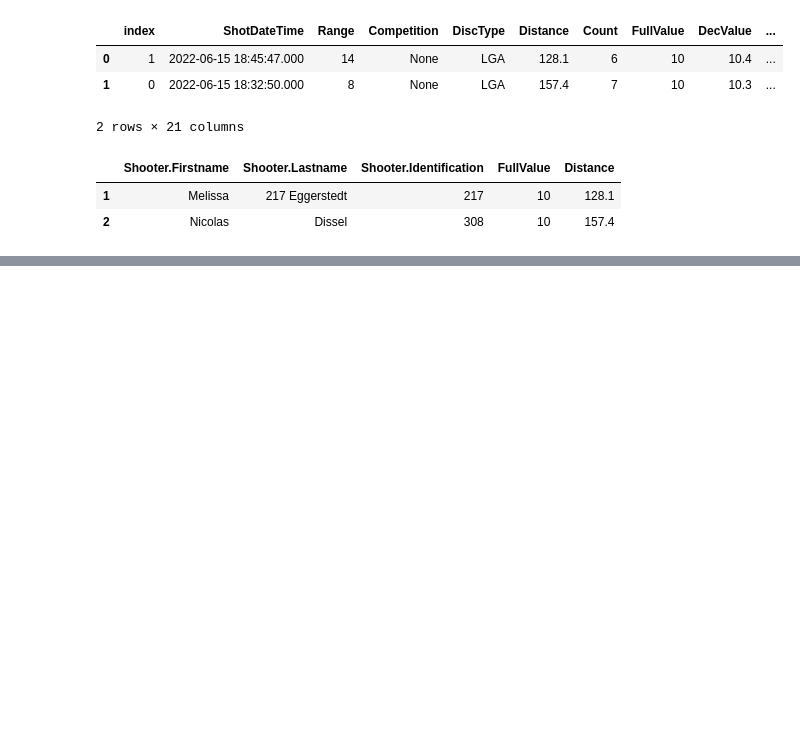
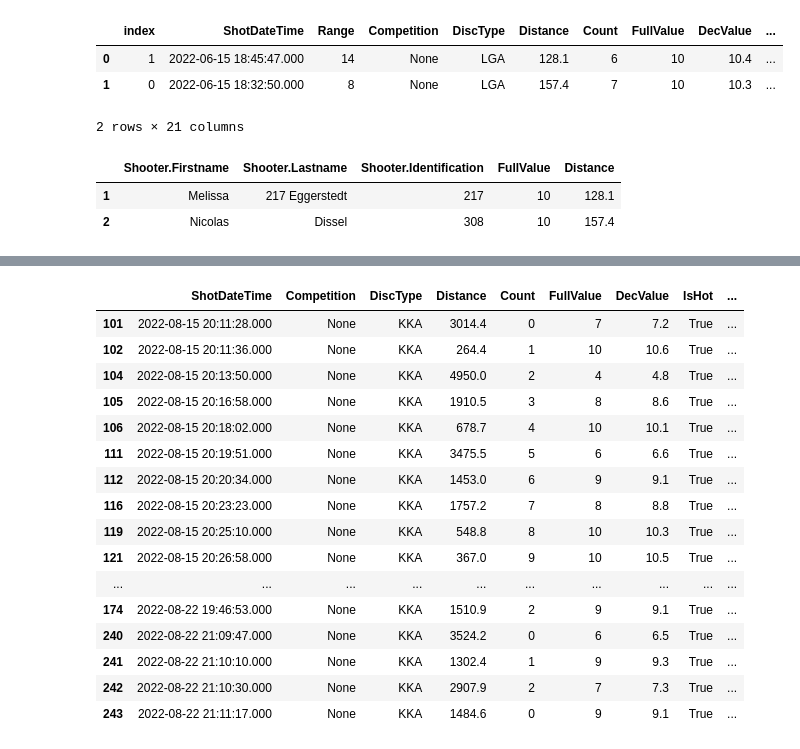
Before and after one commit to tispar/Pokalschiessen, a Jupyter notebook: backend.ipynb, the cells around one changed output, grey strips where cells are left out. Saved outputs shown, nothing was run; the diff lists cells and outputs as text; code cells hidden in the pictures; blank space fills up the shorter version.

```diff
--- a/backend.ipynb
+++ b/backend.ipynb
@@ -228,0 +231,4 @@ display
+# %%
+import backendfunctions as bf
+
+oldiepath = 'data\oldiepokal.log'
@@ -228,0 +265,3 @@ display
+# %%
+oldies_full = bf.read_logfile2(oldiepath)
+oldies_full.head()
@@ -228,0 +340,20 @@ display
+# %%
+oldies_full[oldies_full['Shooter.Firstname'].isin(['Lars','Jan'])]
+# %% [output]
+|  | ShotDateTime | Competition | DiscType | Distance | Count | FullValue | DecValue | IsHot | ... |
+| 101 | 2022-08-15 20:11:28.000 | None | KKA | 3014.4 | 0 | 7 | 7.2 | True | ... |
+| 102 | 2022-08-15 20:11:36.000 | None | KKA | 264.4 | 1 | 10 | 10.6 | True | ... |
+| 104 | 2022-08-15 20:13:50.000 | None | KKA | 4950.0 | 2 | 4 | 4.8 | True | ... |
+| 105 | 2022-08-15 20:16:58.000 | None | KKA | 1910.5 | 3 | 8 | 8.6 | True | ... |
+| 106 | 2022-08-15 20:18:02.000 | None | KKA | 678.7 | 4 | 10 | 10.1 | True | ... |
+| 111 | 2022-08-15 20:19:51.000 | None | KKA | 3475.5 | 5 | 6 | 6.6 | True | ... |
+| 112 | 2022-08-15 20:20:34.000 | None | KKA | 1453.0 | 6 | 9 | 9.1 | True | ... |
+| 116 | 2022-08-15 20:23:23.000 | None | KKA | 1757.2 | 7 | 8 | 8.8 | True | ... |
+| 119 | 2022-08-15 20:25:10.000 | None | KKA | 548.8 | 8 | 10 | 10.3 | True | ... |
+| 121 | 2022-08-15 20:26:58.000 | None | KKA | 367.0 | 9 | 10 | 10.5 | True | ... |
+| ... | ... | ... | ... | ... | ... | ... | ... | ... | ... |
+| 174 | 2022-08-22 19:46:53.000 | None | KKA | 1510.9 | 2 | 9 | 9.1 | True | ... |
+| 240 | 2022-08-22 21:09:47.000 | None | KKA | 3524.2 | 0 | 6 | 6.5 | True | ... |
+| 241 | 2022-08-22 21:10:10.000 | None | KKA | 1302.4 | 1 | 9 | 9.3 | True | ... |
+| 242 | 2022-08-22 21:10:30.000 | None | KKA | 2907.9 | 2 | 7 | 7.3 | True | ... |
+| 243 | 2022-08-22 21:11:17.000 | None | KKA | 1484.6 | 0 | 9 | 9.1 | True | ... |
```
Also changed, not shown: parts of 11 cells of this notebook, 4 other files.
